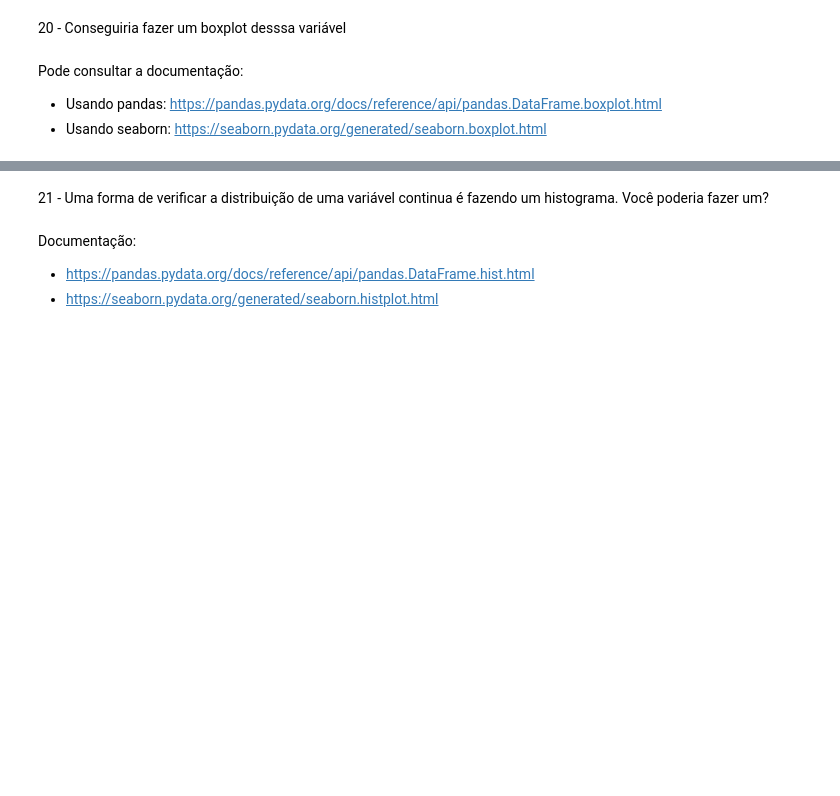
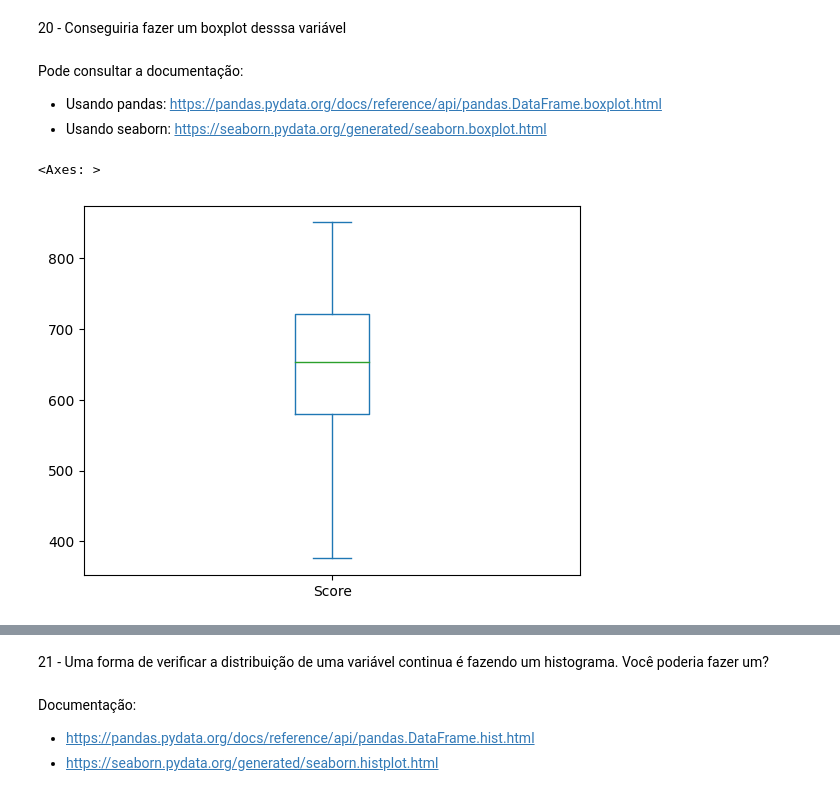
Before and after one commit to ceska68/Exercicios, a Jupyter notebook: Desafio_5_Limpando_um_dataset_.ipynb, the cells around one changed output, grey strips where cells are left out. Drawn from its saved outputs; the diff is of its cells as text; code cells hidden in the pictures; blank space fills up the shorter version.

```diff
--- a/Desafio_5_Limpando_um_dataset_.ipynb
+++ b/Desafio_5_Limpando_um_dataset_.ipynb
@@ -73,2 +182,4 @@ Pode consultar a área de negócios se quiser ampliar a discussão!!
 # %% [markdown]
 18 - Decida o que irá fazer com esses dados e faça as alterações no dataset:
+# %%
+df['Genero'] = df['Genero'].fillna('Não Determinado')
@@ -83,3 +213,8 @@ Pode consultar a documentação:
 
 - Usando pandas: https://pandas.pydata.org/docs/reference/api/pandas.DataFrame.boxplot.html
 - Usando seaborn: https://seaborn.pydata.org/generated/seaborn.boxplot.html
+# %%
+df[['Score']].plot(kind = 'box')
+# %% [output]
+<Axes: >
+[figure, added]
```
Also changed, not shown: parts of 20 cells of this notebook.
